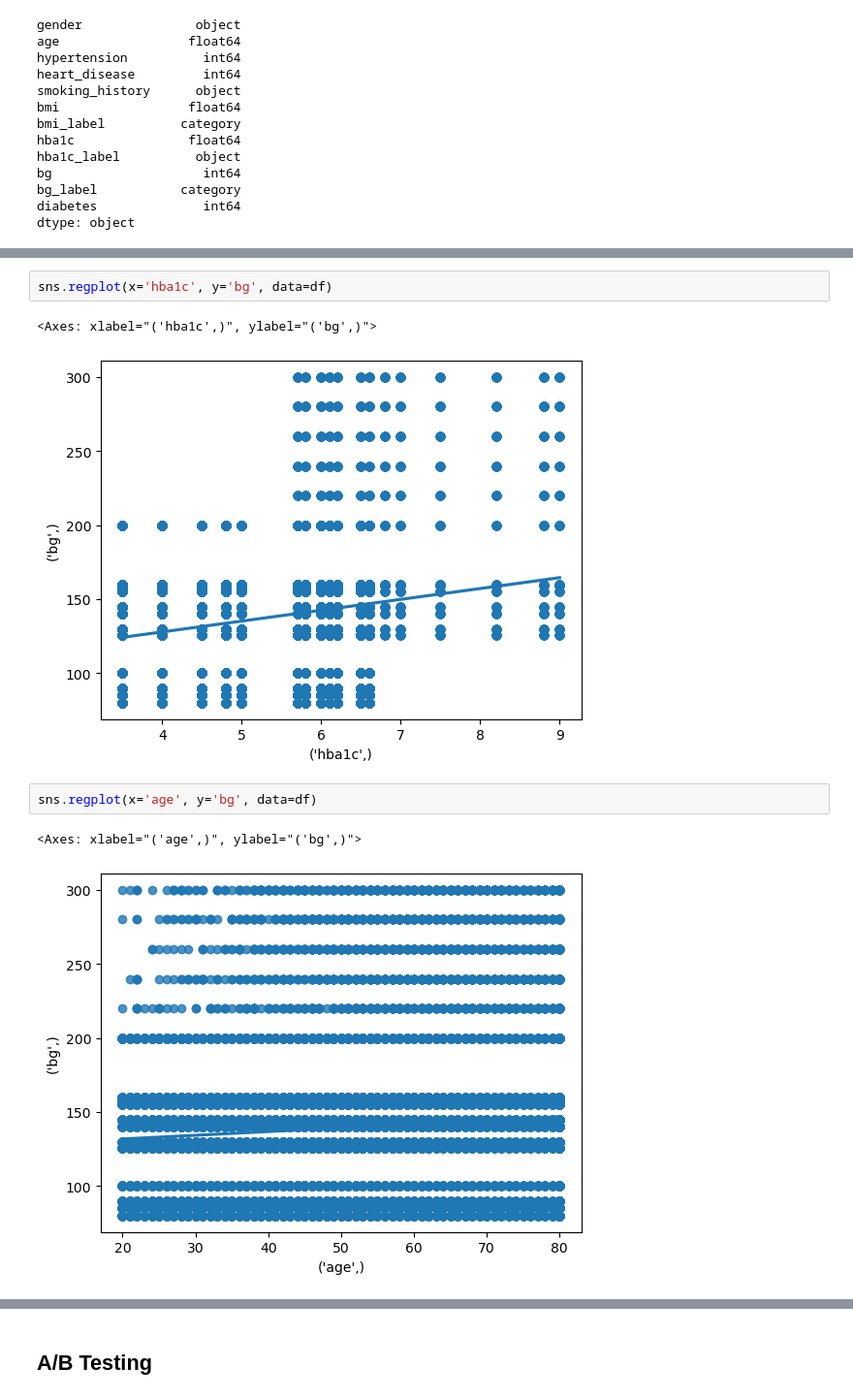
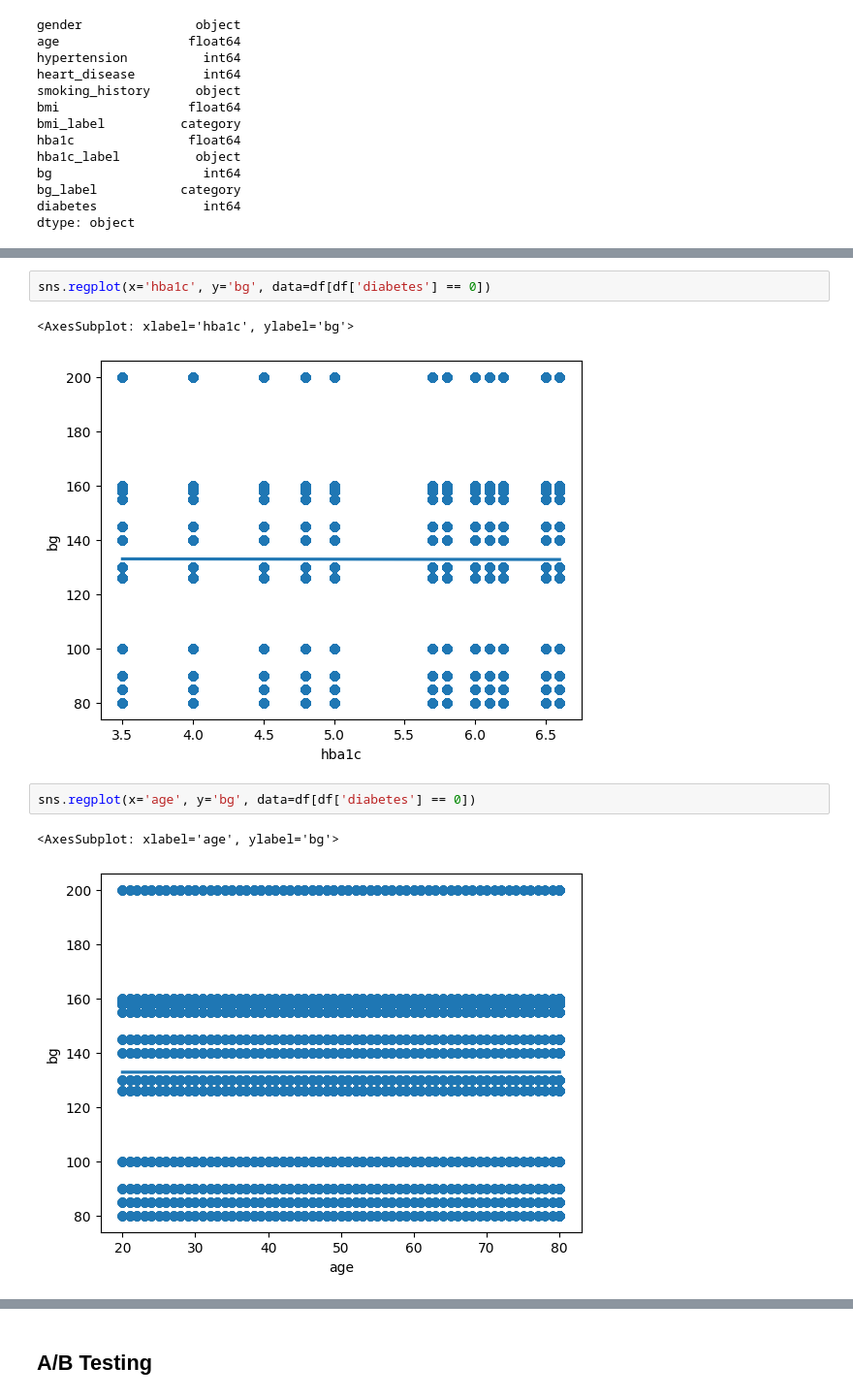
Before and after one commit to harshi-saha/cogs108-project, a Jupyter notebook: EDACheckpoint_group014.ipynb, the cells around one changed output, grey strips where cells are left out. Shown at 97% size. Cells and saved outputs as stored; diff of their text form.

Commit message:
added 2 bar plots and made the regression plots split by diabetes

```diff
--- a/EDACheckpoint_group014.ipynb
+++ b/EDACheckpoint_group014.ipynb
@@ -224,10 +257,10 @@ sns.regplot(x='bmi', y='bg', data=df)
 # %%
-sns.regplot(x='hba1c', y='bg', data=df)
+sns.regplot(x='hba1c', y='bg', data=df[df['diabetes'] == 0])
 # %% [output]
-<Axes: xlabel="('hba1c',)", ylabel="('bg',)">
+<AxesSubplot: xlabel='hba1c', ylabel='bg'>
-[figure, old version]
+[figure, new version]
 # %%
-sns.regplot(x='age', y='bg', data=df)
+sns.regplot(x='age', y='bg', data=df[df['diabetes'] == 0])
 # %% [output]
-<Axes: xlabel="('age',)", ylabel="('bg',)">
+<AxesSubplot: xlabel='age', ylabel='bg'>
-[figure, old version]
+[figure, new version]
```
Also changed, not shown: parts of 13 cells of this notebook.
